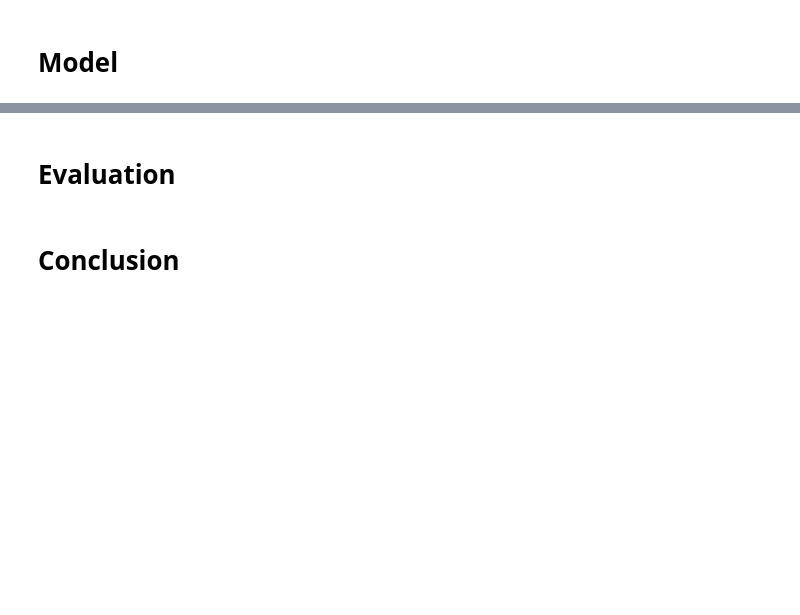
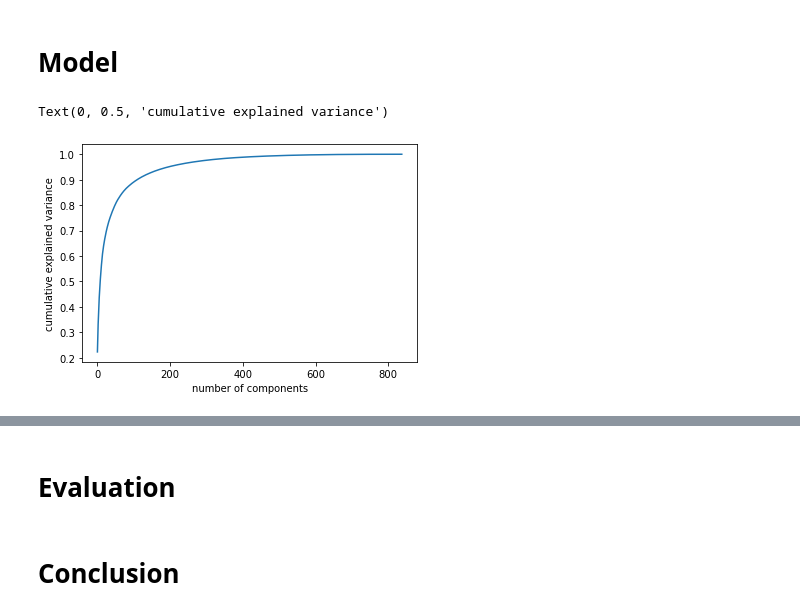
Before and after one commit to johnlocke333/patient_stay, a Jupyter notebook: notebook.ipynb, the cells around one changed output, grey strips where cells are left out. Saved outputs shown, nothing was run; the diff lists cells and outputs as text; code cells hidden in the pictures; blank space fills up the shorter version.

```diff
--- a/notebook.ipynb
+++ b/notebook.ipynb
@@ -156,8 +156,6 @@ patients.head()
 patients['gender'] = patients['gender'].apply(lambda x: 'F' if x == 'U' else x)
 # %%
 patients['race'] = patients['race'].apply(lambda x: 'White' if x == 'Unknown' else x)
-# %%
-patients['ethnicity'] = patients['ethnicity'].apply(lambda x: 'Not Span/Hispanic' if x == 'Unknown' else x)
 # %%
 patients['type_of_admission'] = patients['type_of_admission'].apply(lambda x: 'Emergency' if x == 'Not Available'
                                                                     else x)
@@ -227,7 +225,7 @@ patients.drop(columns = ['ethnicity', 'emergency_department_indicator', 'zip_cod
 patients.drop(columns = ['apr_risk_of_mortality'],inplace=True)
 patients.drop(columns = ['source_of_payment_1'],inplace=True)
 # %%
-patients.reset_index(inplace=True)
+patients.reset_index(inplace=True,drop=True)
 # %%
 import pandas as pd
 from sklearn.preprocessing import OneHotEncoder
@@ -315,3 +313,15 @@ Notes:
 strong multicollinearity problems or that the design matrix is singular.
 # %% [markdown]
 # Model
+# %%
+from sklearn.decomposition import PCA
+from matplotlib import pyplot as plt
+import numpy as np
+
+pca = PCA().fit(df_preproc)
+plt.plot(np.cumsum(pca.explained_variance_ratio_))
+plt.xlabel('number of components')
+plt.ylabel('cumulative explained variance')
+# %% [output]
+Text(0, 0.5, 'cumulative explained variance')
+[figure, added]
```
Also changed, not shown: parts of 18 cells of this notebook.
